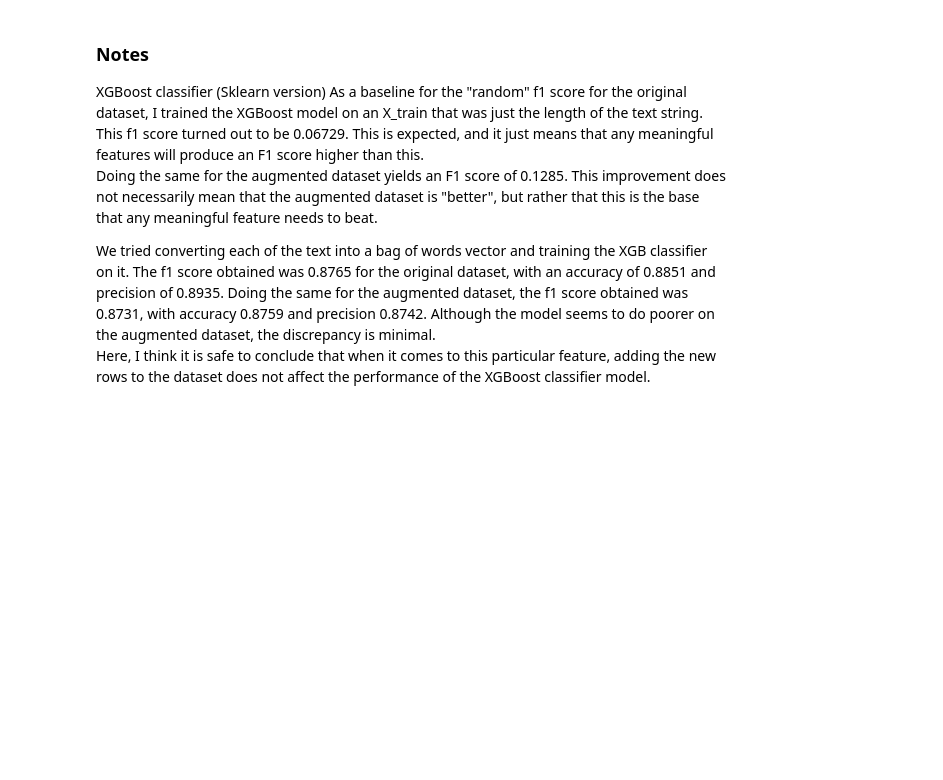
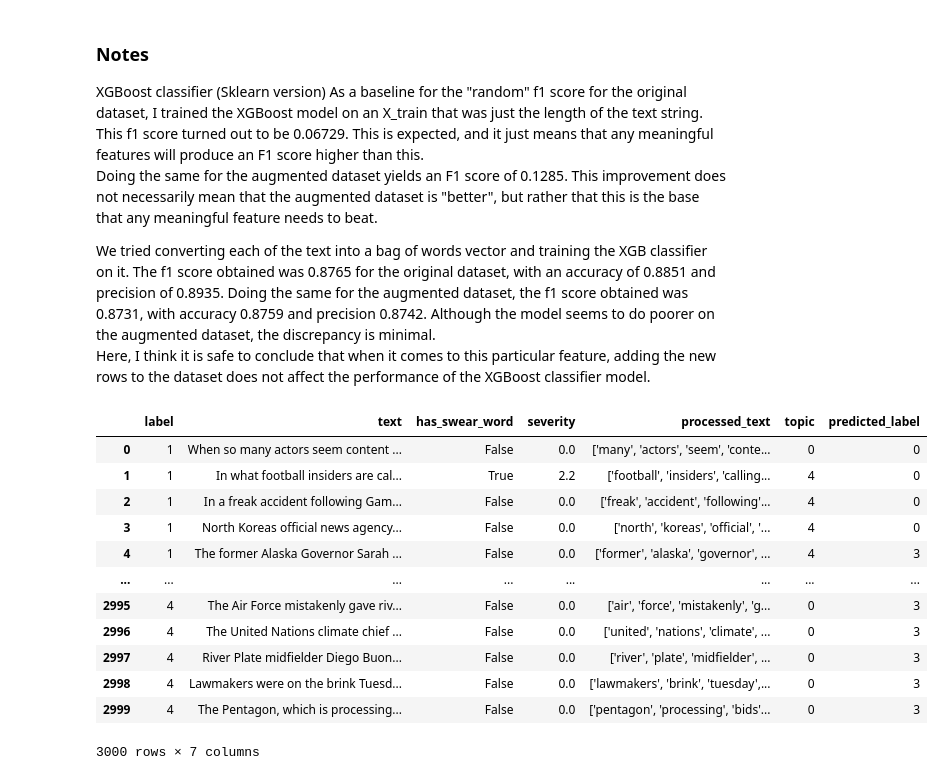
Before and after one commit to charliemoweng/4248_project_Dissect_LUN, a Jupyter notebook: scikit.ipynb, the cells around one changed output. Cells and saved outputs as stored; diff of their text form; code cells hidden in the pictures; blank space fills up the shorter version.

Commit message:
generate csv files for reference

```diff
--- a/scikit.ipynb
+++ b/scikit.ipynb
@@ -247,3 +247,35 @@ Doing the same for the augmented dataset yields an F1 score of 0.1285. This impr
 
 We tried converting each of the text into a bag of words vector and training the XGB classifier on it. The f1 score obtained was 0.8765 for the original dataset, with an accuracy of 0.8851 and precision of 0.8935. Doing the same for the augmented dataset, the f1 score obtained was 0.8731, with accuracy 0.8759 and precision 0.8742. Although the model seems to do poorer on the augmented dataset, the discrepancy is minimal.<br>
 Here, I think it is safe to conclude that when it comes to this particular feature, adding the new rows to the dataset does not affect the performance of the XGBoost classifier model.
+# %%
+# Generate CSV
+
+test_original = pd.read_csv('dataset/balancedtest.csv')
+test_augment = pd.read_csv('dataset/test_final_with_topics_new.csv')
+
+test_original['predicted_label'] = y_pred_ori
+test_augment['predicted_label'] = y_pred_aug
+
+test_augment_dropped = test_augment.drop(['has_swear_word', 'severity', 'processed_text', 'topic'], axis=1)
+
+test_original.to_csv('XGBoost_original.csv', index=False)
+test_augment_dropped.to_csv('XGBoost_augment.csv', index=False)
+
+display(test_augment_dropped)
+
+# print(len(y_pred_ori))
+# print(len(y_pred_aug))
+# %% [output]
+|  | label | text | has_swear_word | severity | processed_text | topic | predicted_label |
+| 0 | 1 | When so many actors seem content ... | False | 0.0 | ['many', 'actors', 'seem', 'conte... | 0 | 0 |
+| 1 | 1 | In what football insiders are cal... | True | 2.2 | ['football', 'insiders', 'calling... | 4 | 0 |
+| 2 | 1 | In a freak accident following Gam... | False | 0.0 | ['freak', 'accident', 'following'... | 4 | 0 |
+| 3 | 1 | North Koreas official news agency... | False | 0.0 | ['north', 'koreas', 'official', '... | 4 | 0 |
+| 4 | 1 | The former Alaska Governor Sarah ... | False | 0.0 | ['former', 'alaska', 'governor', ... | 4 | 3 |
+| ... | ... | ... | ... | ... | ... | ... | ... |
+| 2995 | 4 | The Air Force mistakenly gave riv... | False | 0.0 | ['air', 'force', 'mistakenly', 'g... | 0 | 3 |
+| 2996 | 4 | The United Nations climate chief ... | False | 0.0 | ['united', 'nations', 'climate', ... | 0 | 3 |
+| 2997 | 4 | River Plate midfielder Diego Buon... | False | 0.0 | ['river', 'plate', 'midfielder', ... | 0 | 3 |
+| 2998 | 4 | Lawmakers were on the brink Tuesd... | False | 0.0 | ['lawmakers', 'brink', 'tuesday',... | 0 | 3 |
+| 2999 | 4 | The Pentagon, which is processing... | False | 0.0 | ['pentagon', 'processing', 'bids'... | 0 | 3 |
+3000 rows × 7 columns
```
Also changed, not shown: 2 other files.
